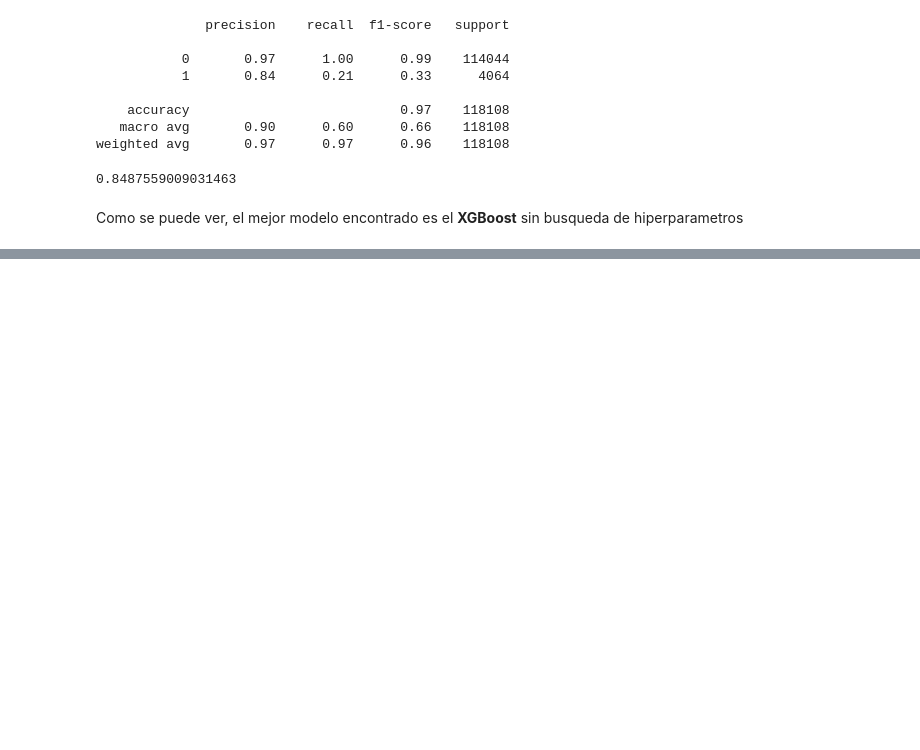
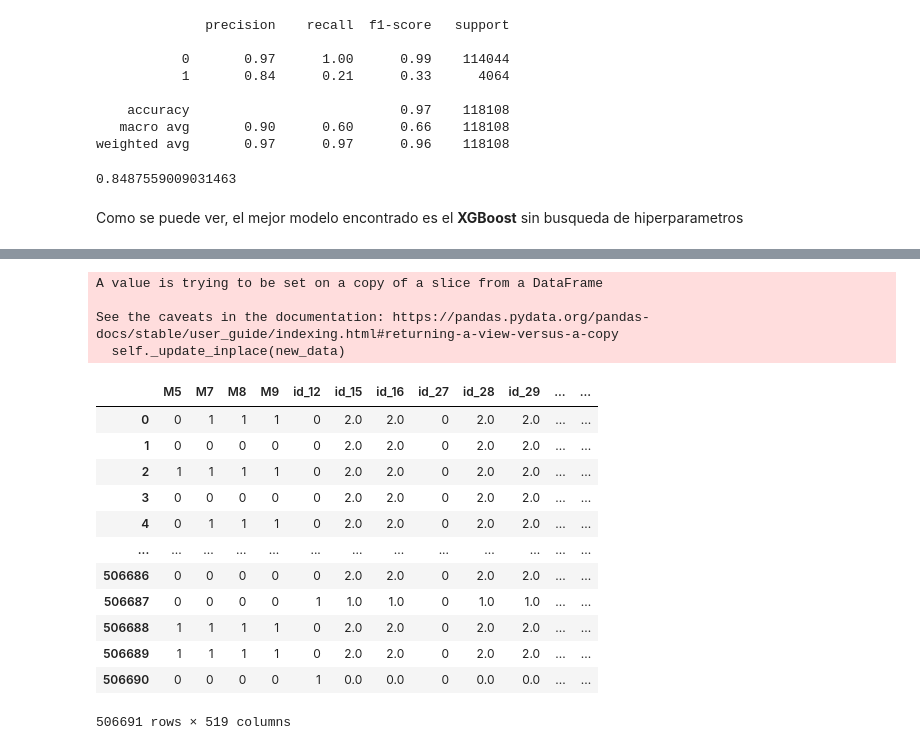
Before and after one commit to alejovillores/TP3-Machine-Learning, a Jupyter notebook: Parte 3.ipynb, the cells around one changed output, grey strips where cells are left out. Saved outputs shown, nothing was run; the diff lists cells and outputs as text; code cells hidden in the pictures; blank space fills up the shorter version.

```diff
--- a/Parte 3.ipynb
+++ b/Parte 3.ipynb
@@ -958,0 +1181,3 @@ Como se puede ver, el mejor modelo encontrado es el **XGBoost** sin busqueda de
+# %%
+test_categorical['id_33'] = test_categorical['id_33'].map({'1920x1080':'1920x1080', '1366x768':'1366x768', '1334x750':'1334x750', '2208x1242':'2208x1242', '1440x900':'1440x900','2048x1536':'2048x1536', '1600x900':'1600x900', '1280x800':'1280x800', '2560x1600':'2560x1600', 'id_33_desconocido':'id_33_desconocido'})
+test_categorical['id_33'] = test_categorical['id_33'].fillna('otros')
@@ -958,0 +1195,28 @@ Como se puede ver, el mejor modelo encontrado es el **XGBoost** sin busqueda de
+# %%
+test_categorical['id_33'] = test_categorical['id_33'].map(mean_encoded_id_33)
+# %%
+for c in test_numeic.columns:
+    test_numeic[c].fillna(test_numeic[c].mean(),inplace=True)
+# %% [output]
+A value is trying to be set on a copy of a slice from a DataFrame
+
+See the caveats in the documentation: https://pandas.pydata.org/pandas-docs/stable/user_guide/indexing.html#returning-a-view-versus-a-copy
+  self._update_inplace(new_data)
+# %%
+X_test = pd.concat([test_categorical,test_numeic],axis=1)
+# %%
+X_test
+# %% [output]
+|  | M5 | M7 | M8 | M9 | id_12 | id_15 | id_16 | id_27 | id_28 | id_29 | ... | ... |
+| 0 | 0 | 1 | 1 | 1 | 0 | 2.0 | 2.0 | 0 | 2.0 | 2.0 | ... | ... |
+| 1 | 0 | 0 | 0 | 0 | 0 | 2.0 | 2.0 | 0 | 2.0 | 2.0 | ... | ... |
+| 2 | 1 | 1 | 1 | 1 | 0 | 2.0 | 2.0 | 0 | 2.0 | 2.0 | ... | ... |
+| 3 | 0 | 0 | 0 | 0 | 0 | 2.0 | 2.0 | 0 | 2.0 | 2.0 | ... | ... |
+| 4 | 0 | 1 | 1 | 1 | 0 | 2.0 | 2.0 | 0 | 2.0 | 2.0 | ... | ... |
+| ... | ... | ... | ... | ... | ... | ... | ... | ... | ... | ... | ... | ... |
+| 506686 | 0 | 0 | 0 | 0 | 0 | 2.0 | 2.0 | 0 | 2.0 | 2.0 | ... | ... |
+| 506687 | 0 | 0 | 0 | 0 | 1 | 1.0 | 1.0 | 0 | 1.0 | 1.0 | ... | ... |
+| 506688 | 1 | 1 | 1 | 1 | 0 | 2.0 | 2.0 | 0 | 2.0 | 2.0 | ... | ... |
+| 506689 | 1 | 1 | 1 | 1 | 0 | 2.0 | 2.0 | 0 | 2.0 | 2.0 | ... | ... |
+| 506690 | 0 | 0 | 0 | 0 | 1 | 0.0 | 0.0 | 0 | 0.0 | 0.0 | ... | ... |
+506691 rows × 519 columns
```
Also changed, not shown: parts of 21 cells of this notebook.
